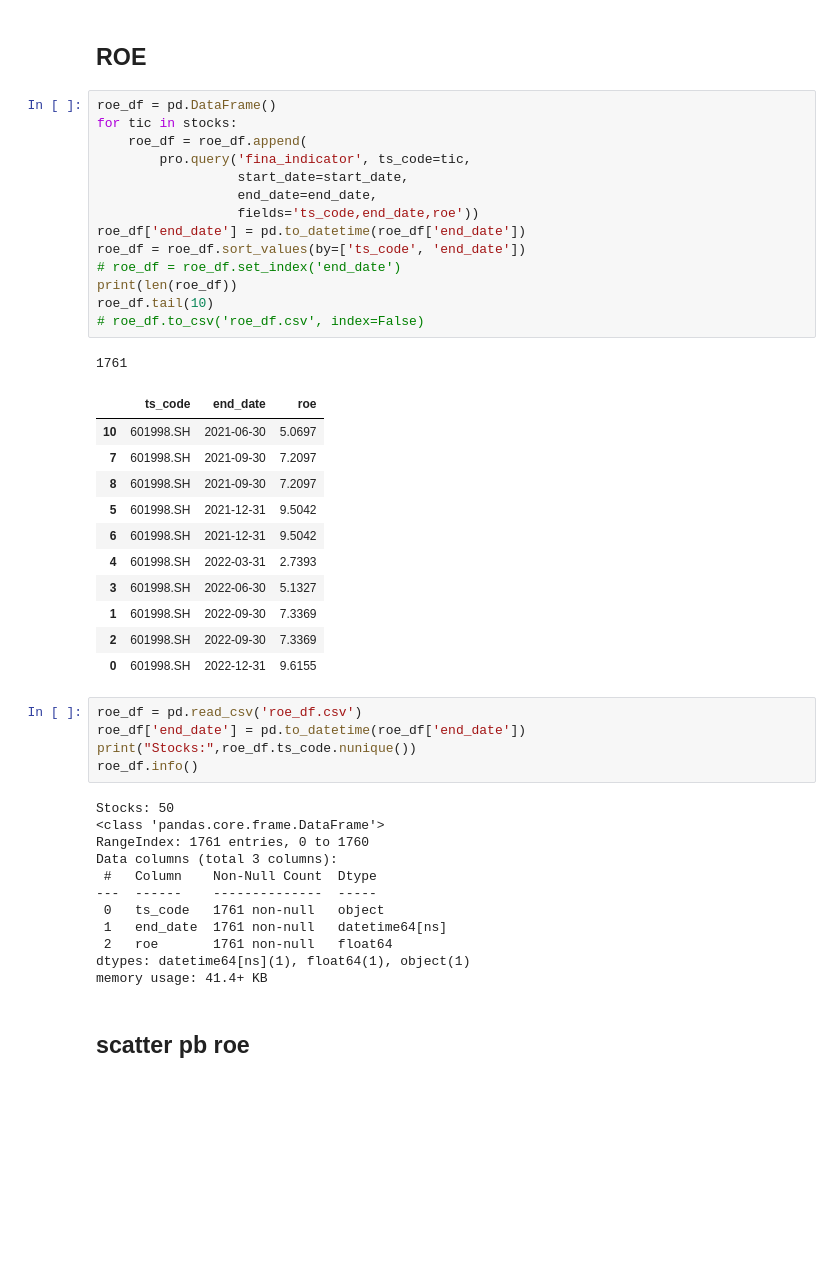
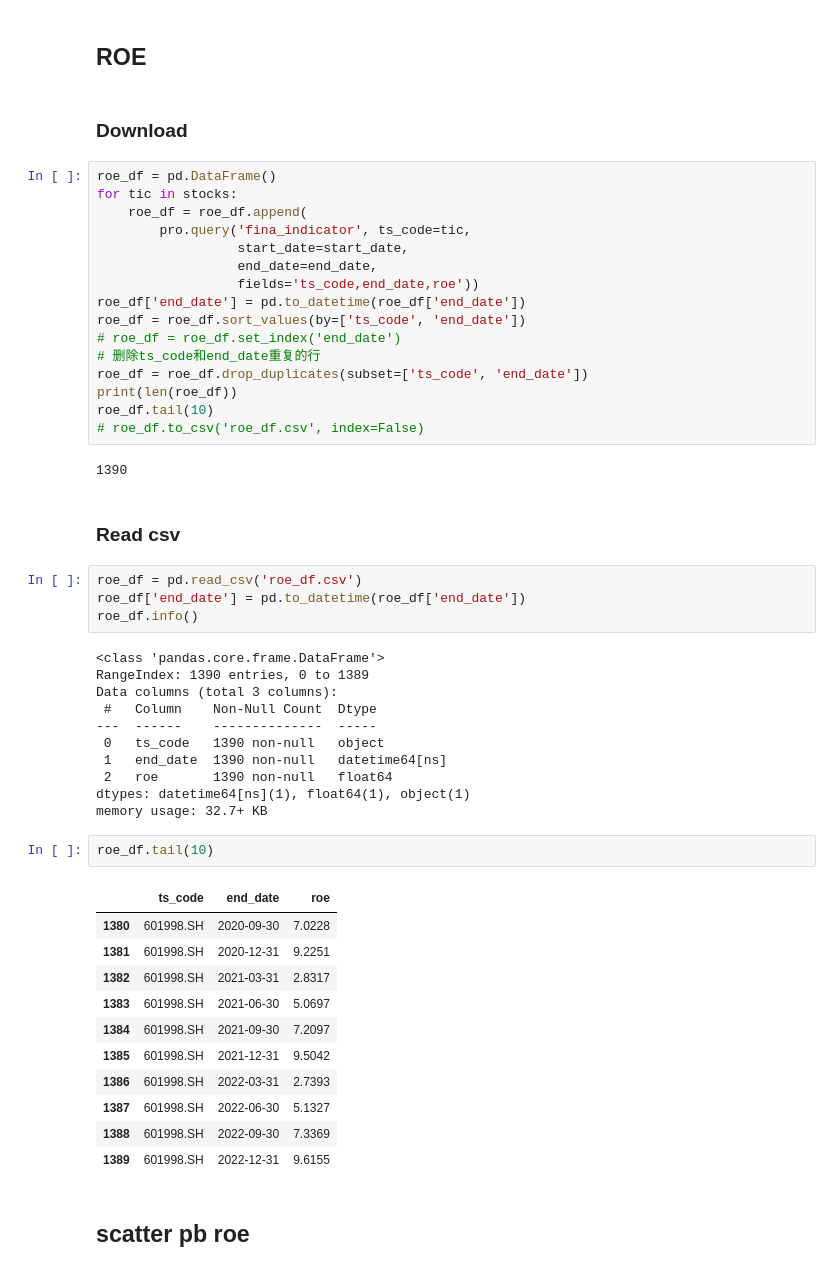
Before and after one commit to daniel620/DRL-for-QT, a Jupyter notebook: PB_ROE/PB_ROE.ipynb, the cells around one changed output. Saved outputs shown, nothing was run; the diff lists cells and outputs as text; blank space fills up the shorter version.

```diff
--- a/PB_ROE/PB_ROE.ipynb
+++ b/PB_ROE/PB_ROE.ipynb
@@ -180,6 +180,8 @@ pb               0
 dtype: int64
 # %% [markdown]
 ## ROE
+# %% [markdown]
+### Download
 # %%
 roe_df = pd.DataFrame()
 for tic in stocks:
@@ -191,38 +193,43 @@ for tic in stocks:
 roe_df['end_date'] = pd.to_datetime(roe_df['end_date'])
 roe_df = roe_df.sort_values(by=['ts_code', 'end_date'])
 # roe_df = roe_df.set_index('end_date')
+# 删除ts_code和end_date重复的行
+roe_df = roe_df.drop_duplicates(subset=['ts_code', 'end_date'])
 print(len(roe_df))
 roe_df.tail(10)
 # roe_df.to_csv('roe_df.csv', index=False)
 # %% [output]
-1761
+1390
-|  | ts_code | end_date | roe |
-| 10 | 601998.SH | 2021-06-30 | 5.0697 |
-| 7 | 601998.SH | 2021-09-30 | 7.2097 |
-| 8 | 601998.SH | 2021-09-30 | 7.2097 |
-| 5 | 601998.SH | 2021-12-31 | 9.5042 |
-| 6 | 601998.SH | 2021-12-31 | 9.5042 |
-| 4 | 601998.SH | 2022-03-31 | 2.7393 |
-| 3 | 601998.SH | 2022-06-30 | 5.1327 |
-| 1 | 601998.SH | 2022-09-30 | 7.3369 |
-| 2 | 601998.SH | 2022-09-30 | 7.3369 |
-| 0 | 601998.SH | 2022-12-31 | 9.6155 |
+# %% [markdown]
+### Read csv
 # %%
 roe_df = pd.read_csv('roe_df.csv')
 roe_df['end_date'] = pd.to_datetime(roe_df['end_date'])
-print("Stocks:",roe_df.ts_code.nunique())
 roe_df.info()
 # %% [output]
-Stocks: 50
 <class 'pandas.core.frame.DataFrame'>
-RangeIndex: 1761 entries, 0 to 1760
+RangeIndex: 1390 entries, 0 to 1389
 Data columns (total 3 columns):
  #   Column    Non-Null Count  Dtype
 ---  ------    --------------  -----
- 0   ts_code   1761 non-null   object
- 1   end_date  1761 non-null   datetime64[ns]
- 2   roe       1761 non-null   float64
+ 0   ts_code   1390 non-null   object
+ 1   end_date  1390 non-null   datetime64[ns]
+ 2   roe       1390 non-null   float64
 dtypes: datetime64[ns](1), float64(1), object(1)
-memory usage: 41.4+ KB
+memory usage: 32.7+ KB
+# %%
+roe_df.tail(10)
+# %% [output]
+|  | ts_code | end_date | roe |
+| 1380 | 601998.SH | 2020-09-30 | 7.0228 |
+| 1381 | 601998.SH | 2020-12-31 | 9.2251 |
+| 1382 | 601998.SH | 2021-03-31 | 2.8317 |
+| 1383 | 601998.SH | 2021-06-30 | 5.0697 |
+| 1384 | 601998.SH | 2021-09-30 | 7.2097 |
+| 1385 | 601998.SH | 2021-12-31 | 9.5042 |
+| 1386 | 601998.SH | 2022-03-31 | 2.7393 |
+| 1387 | 601998.SH | 2022-06-30 | 5.1327 |
+| 1388 | 601998.SH | 2022-09-30 | 7.3369 |
+| 1389 | 601998.SH | 2022-12-31 | 9.6155 |
 # %% [markdown]
 ## scatter pb roe
```
Also changed, not shown: parts of 6 cells of this notebook, 51 other files.
